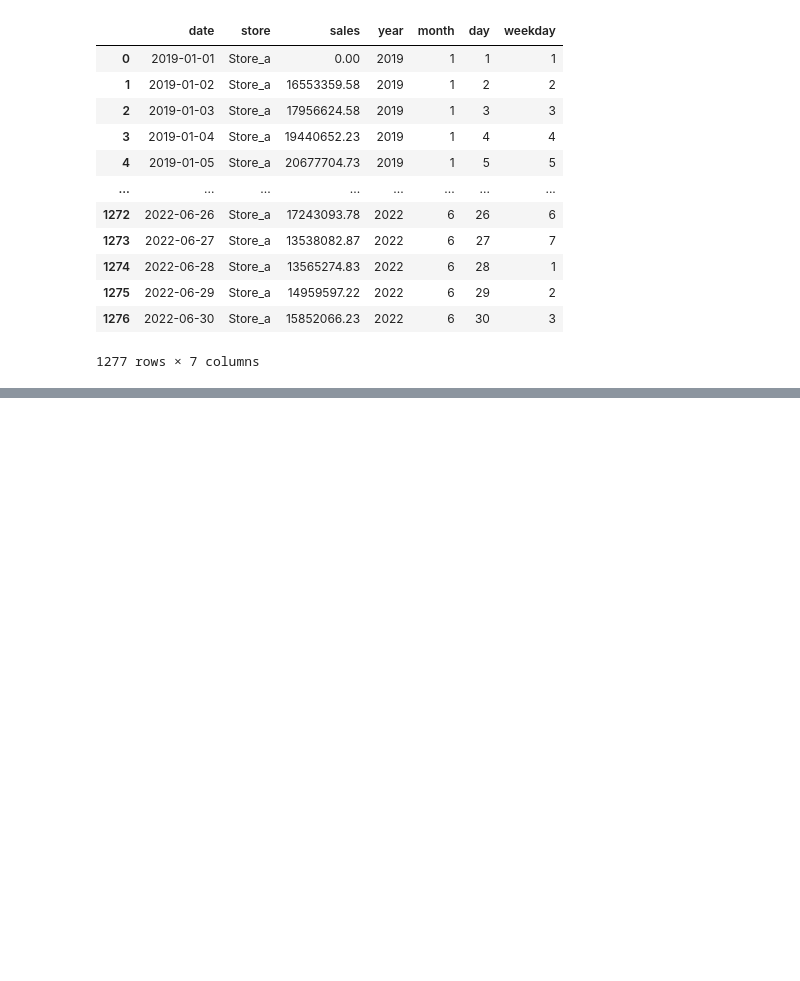
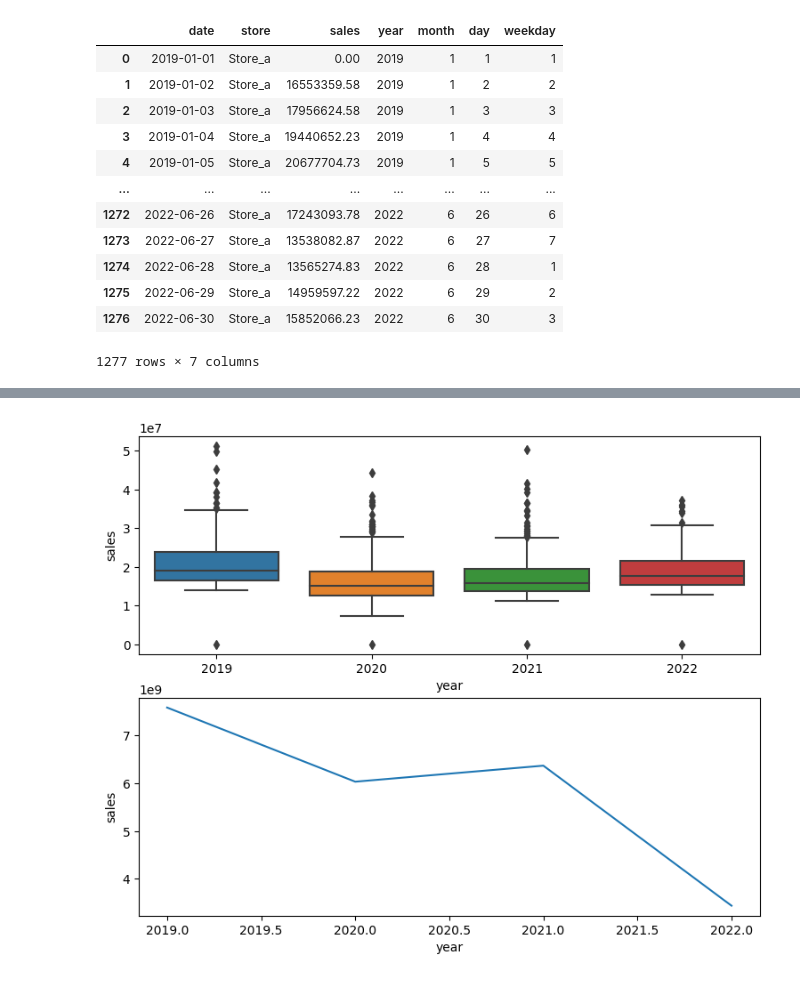
Before and after one commit to OriginalModo/FORECAST_TESTT, a Jupyter notebook: Data_Cleaning.ipynb, the cells around one changed output, grey strips where cells are left out. Cells and saved outputs as stored; diff of their text form; code cells hidden in the pictures; blank space fills up the shorter version.

```diff
--- a/Data_Cleaning.ipynb
+++ b/Data_Cleaning.ipynb
@@ -108,0 +110,7 @@ ValueError: min() arg is an empty sequence
+# %%
+yearly_agg = df.groupby('year')['sales'].sum().reset_index()
+fig, axs = plt.subplots(nrows=2, figsize=(9,7))
+sn.boxplot(x='year', y='sales', data=df, ax=axs[0])
+_ = sn.lineplot(x='year', y='sales', data=yearly_agg, ax=axs[1])
+# %% [output]
+[figure, added]
```
Also changed, not shown: parts of 14 cells of this notebook.
